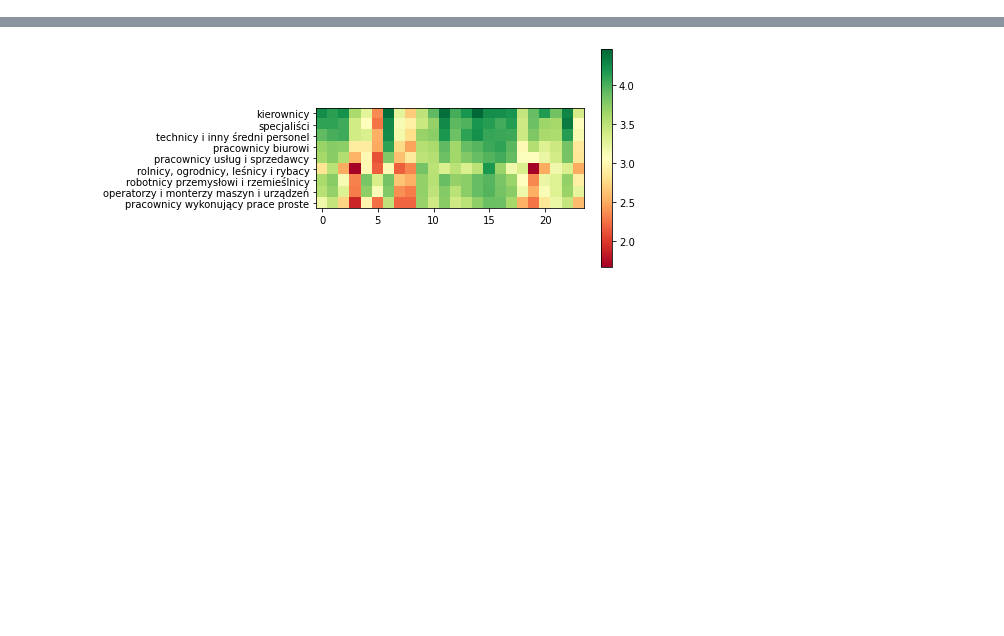
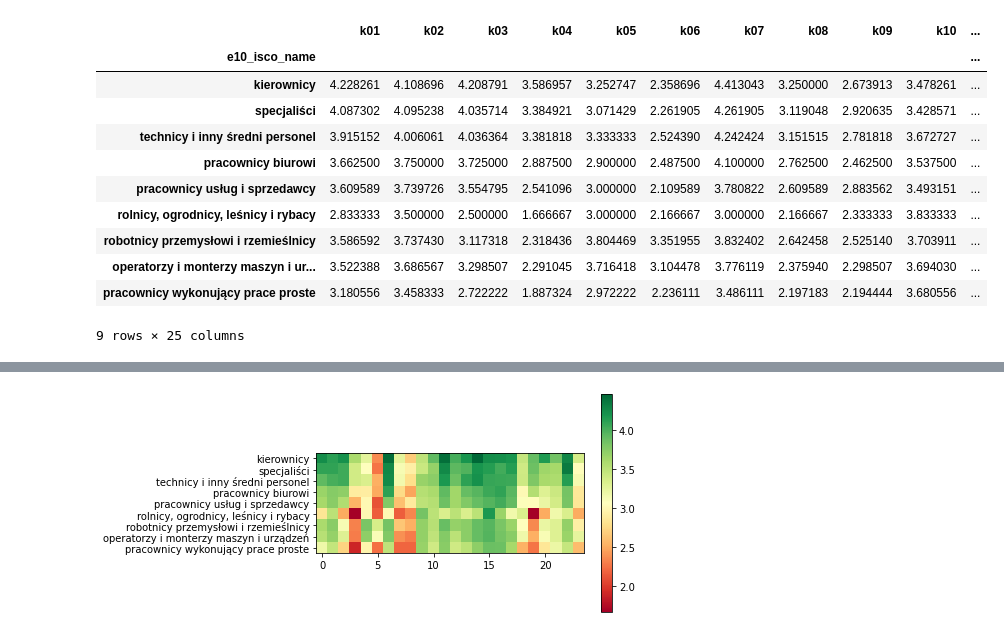
Before and after one commit to Mlokos/bkl-project, a Jupyter notebook: project.ipynb, the cells around one changed output, grey strips where cells are left out. Saved outputs shown, nothing was run; the diff lists cells and outputs as text; code cells hidden in the pictures; blank space fills up the shorter version.

```diff
--- a/project.ipynb
+++ b/project.ipynb
@@ -20,0 +125,15 @@ boss_to_competencies = get_job_title_to_competencies_boss(
+# %%
+employees_to_competencies_clustered
+# %% [output]
+|  | k01 | k02 | k03 | k04 | k05 | k06 | k07 | k08 | k09 | k10 | ... |
+| e10_isco_name |  |  |  |  |  |  |  |  |  |  | ... |
+| kierownicy | 4.228261 | 4.108696 | 4.208791 | 3.586957 | 3.252747 | 2.358696 | 4.413043 | 3.250000 | 2.673913 | 3.478261 | ... |
+| specjaliści | 4.087302 | 4.095238 | 4.035714 | 3.384921 | 3.071429 | 2.261905 | 4.261905 | 3.119048 | 2.920635 | 3.428571 | ... |
+| technicy i inny średni personel | 3.915152 | 4.006061 | 4.036364 | 3.381818 | 3.333333 | 2.524390 | 4.242424 | 3.151515 | 2.781818 | 3.672727 | ... |
+| pracownicy biurowi | 3.662500 | 3.750000 | 3.725000 | 2.887500 | 2.900000 | 2.487500 | 4.100000 | 2.762500 | 2.462500 | 3.537500 | ... |
+| pracownicy usług i sprzedawcy | 3.609589 | 3.739726 | 3.554795 | 2.541096 | 3.000000 | 2.109589 | 3.780822 | 2.609589 | 2.883562 | 3.493151 | ... |
+| rolnicy, ogrodnicy, leśnicy i rybacy | 2.833333 | 3.500000 | 2.500000 | 1.666667 | 3.000000 | 2.166667 | 3.000000 | 2.166667 | 2.333333 | 3.833333 | ... |
+| robotnicy przemysłowi i rzemieślnicy | 3.586592 | 3.737430 | 3.117318 | 2.318436 | 3.804469 | 3.351955 | 3.832402 | 2.642458 | 2.525140 | 3.703911 | ... |
+| operatorzy i monterzy maszyn i ur... | 3.522388 | 3.686567 | 3.298507 | 2.291045 | 3.716418 | 3.104478 | 3.776119 | 2.375940 | 2.298507 | 3.694030 | ... |
+| pracownicy wykonujący prace proste | 3.180556 | 3.458333 | 2.722222 | 1.887324 | 2.972222 | 2.236111 | 3.486111 | 2.197183 | 2.194444 | 3.680556 | ... |
+9 rows × 25 columns
```
Also changed, not shown: parts of 12 cells of this notebook, 2 other files.
